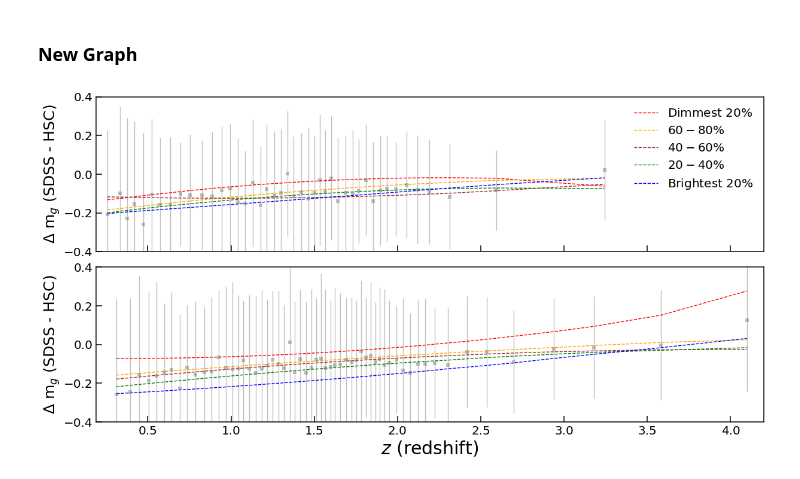
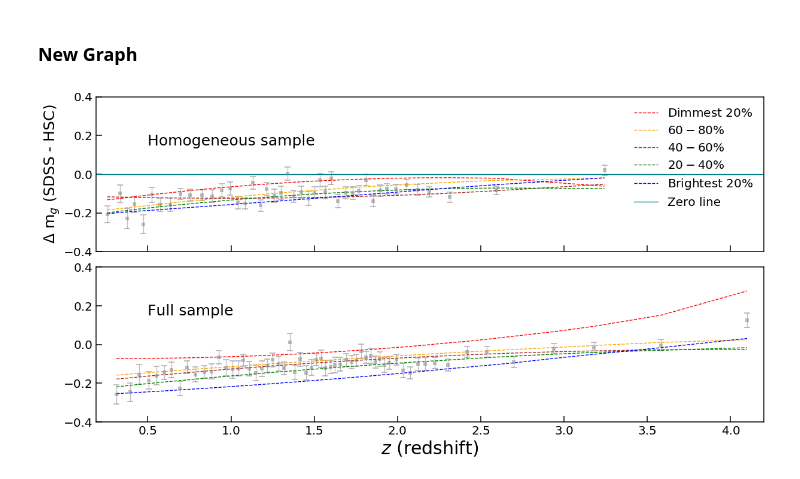
Before and after one commit to openhearted99/AGN_variability_project, a Jupyter notebook: Examination of the relationship between AGN luminosity and redshift.ipynb, the cells around one changed output. Cells and saved outputs as stored; diff of their text form; code cells hidden in the pictures.

```diff
--- a/Examination of the relationship between AGN luminosity and redshift.ipynb
+++ b/Examination of the relationship between AGN luminosity and redshift.ipynb
@@ -1190,7 +1190,7 @@ second_deg_fit_80_100_med = np.poly1d(np.polyfit(res_delta_band_and_redshift_80_
 # %%
 ylim = (-.4, .4)
 xlim = (0.19, 4.2)
-
+text_pos = (0.5, 0.15)
 with plt.style.context('seaborn-paper'):
     fig = plt.figure(1, figsize=(20, 10))
     fig.subplots_adjust(hspace=.1)
@@ -1201,34 +1201,36 @@ with plt.style.context('seaborn-paper'):
     axis1.spines['right'].set_linewidth(1.5)
     axis1.spines['bottom'].set_linewidth(1.5)
     axis1.spines['left'].set_linewidth(1.5)
     plt.setp(axis1.get_xticklabels(), visible=False)
-    plt.errorbar(res_delta_band_and_redshift_all[:,1], res_delta_band_and_redshift_all[:,0], yerr=res_delta_std_all[:,0], color='grey', fmt='s', alpha=.5)
+    plt.errorbar(res_delta_band_and_redshift_all[:,1], res_delta_band_and_redshift_all[:,0], yerr=res_delta_std_all[:,0]/10, color='grey', fmt='s', alpha=.5, capsize=5, capthick=2)
     plt.plot(res_delta_band_and_redshift_all[:,1], second_deg_fit_80_100(res_delta_band_and_redshift_80_100[:,1].astype(float)), ls='--', color='red', label='Dimmest $20\%$')
     plt.plot(res_delta_band_and_redshift_all[:,1], second_deg_fit_60_80(res_delta_band_and_redshift_60_80[:,1].astype(float)), ls='--', color='orange', label='$60-80\%$')
     plt.plot(res_delta_band_and_redshift_all[:,1], second_deg_fit_40_60(res_delta_band_and_redshift_40_60[:,1].astype(float)), ls='--', color='brown', label='$40-60\%$')
     plt.plot(res_delta_band_and_redshift_all[:,1], second_deg_fit_20_40(res_delta_band_and_redshift_20_40[:,1].astype(float)), ls='--', color='green', label='$20-40\%$')
     plt.plot(res_delta_band_and_redshift_all[:,1], second_deg_fit_0_20(res_delta_band_and_redshift_0_20[:,1].astype(float)), ls='--', color='blue', label='Brightest $20\%$')
+    plt.axhline(0, color='teal', label='Zero line')
     plt.ylabel('$\Delta$ m$_g$ (SDSS - HSC)', fontsize= 25)
+    plt.text(text_pos[0], text_pos[1], "Homogeneous sample", fontsize= 25)
     plt.ylim(ylim[0], ylim[1])
     plt.xlim(xlim[0], xlim[1])
     plt.legend(prop={'size':20}, frameon=False)
 
     axis2 = plt.subplot(212, sharex=axis1, sharey=axis1)
     axis2.tick_params(direction='in', length=10, width=1.5, labelsize=20)
     axis2.spines['top'].set_linewidth(1.5)
     axis2.spines['right'].set_linewidth(1.5)
     axis2.spines['bottom'].set_linewidth(1.5)
     axis2.spines['left'].set_linewidth(1.5)
-    plt.errorbar(res_delta_band_and_redshift_all_old[:,1], res_delta_band_and_redshift_all_old[:,0], yerr=res_delta_std_all_old[:,0], color='grey', fmt='s', alpha=.5)
+    plt.errorbar(res_delta_band_and_redshift_all_old[:,1], res_delta_band_and_redshift_all_old[:,0], yerr=res_delta_std_all_old[:,0]/10, color='grey', fmt='s', alpha=.5, capsize=5, capthick=2)
     plt.plot(res_delta_band_and_redshift_all_old[:,1], second_deg_fit_80_100_old(res_delta_band_and_redshift_80_100_old[:,1].astype(float)), ls='--', color='red', label='Dimmest $20\%$')
     plt.plot(res_delta_band_and_redshift_all_old[:,1], second_deg_fit_60_80_old(res_delta_band_and_redshift_60_80_old[:,1].astype(float)), ls='--', color='orange', label='$60-80\%$')
     plt.plot(res_delta_band_and_redshift_all_old[:,1], second_deg_fit_40_60_old(res_delta_band_and_redshift_40_60_old[:,1].astype(float)), ls='--', color='brown', label='$40-60\%$')
     plt.plot(res_delta_band_and_redshift_all_old[:,1], second_deg_fit_20_40_old(res_delta_band_and_redshift_20_40_old[:,1].astype(float)), ls='--', color='green', label='$20-40\%$')
     plt.plot(res_delta_band_and_redshift_all_old[:,1], second_deg_fit_0_20_old(res_delta_band_and_redshift_0_20_old[:,1].astype(float)), ls='--', color='blue', label='Brightest $20\%$')
-    plt.ylabel('$\Delta$ m$_g$ (SDSS - HSC)', fontsize = 25)
+    plt.text(text_pos[0], text_pos[1], "Full sample", fontsize= 25)
     plt.xlabel('$z$ (redshift)', fontsize = 30)
     plt.savefig('Figure 1.pdf', bbox_inches='tight')
 plt.savefig('Figure 1.png', bbox_inches='tight')
 plt.show()
 # %% [output]
-[figure, old version]
+[figure, new version]
```
Also changed, not shown: 4 other files.
